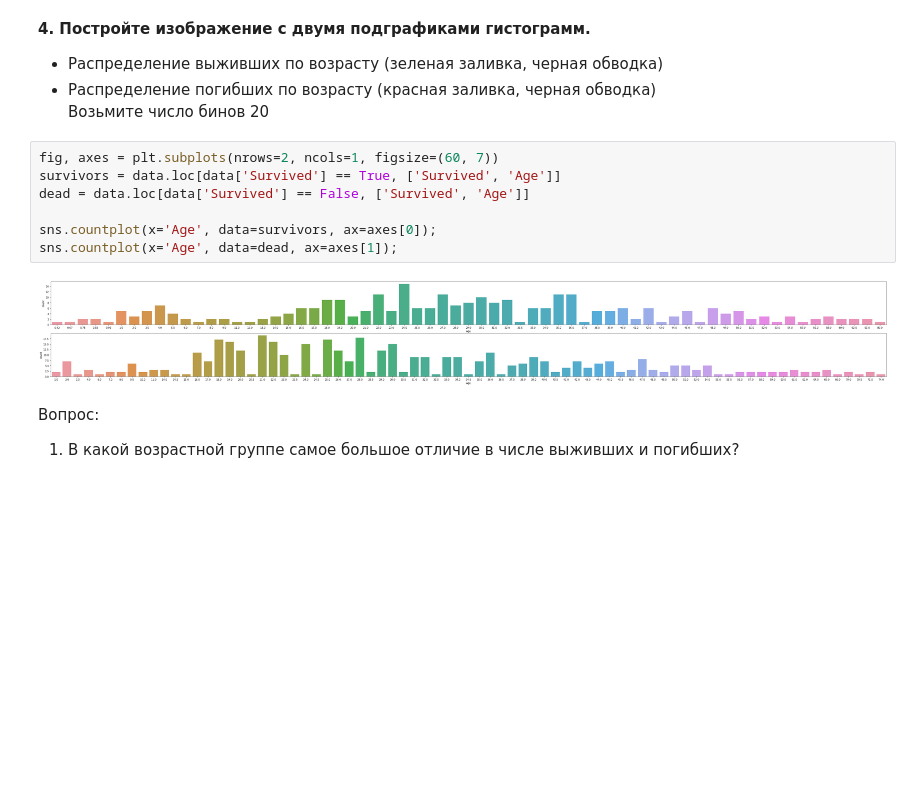
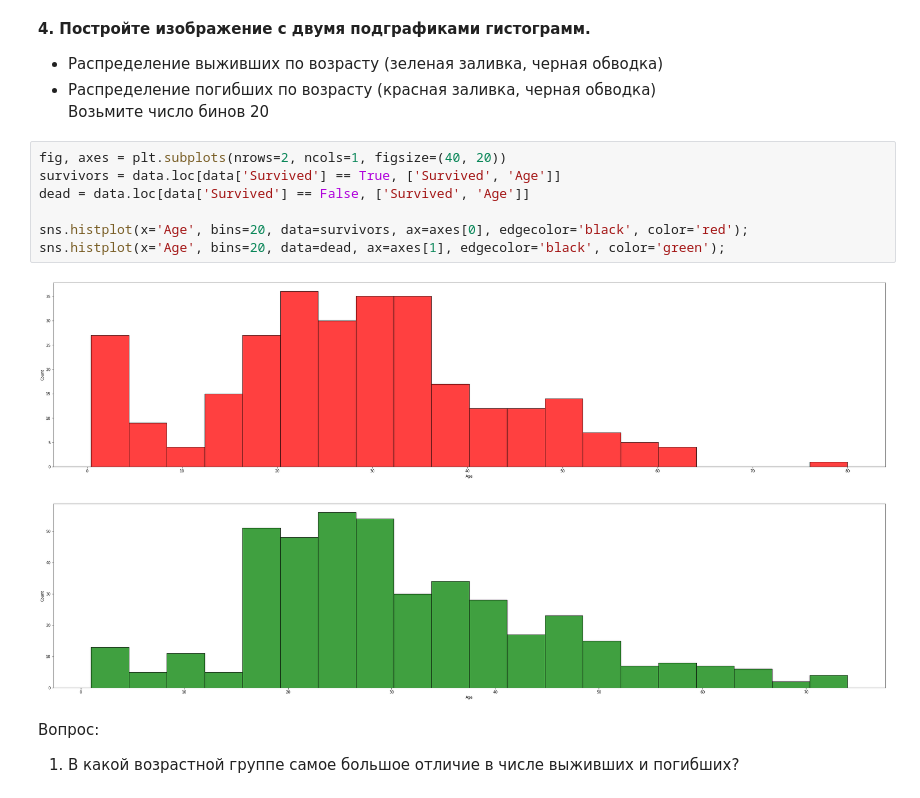
Before and after one commit to airdron/mytracker_mlcourse, a Jupyter notebook: Классная работа 3.ipynb, the cells around one changed output. Drawn from its saved outputs; the diff is of its cells as text; blank space fills up the shorter version.

```diff
--- a/Классная работа 3.ipynb
+++ b/Классная работа 3.ipynb
@@ -149,14 +146,14 @@ sns.violinplot(x=genders, y=ages, ax=axes[1])
 - Распределение погибших по возрасту (красная заливка, черная обводка)
 Возьмите число бинов 20
 # %%
-fig, axes = plt.subplots(nrows=2, ncols=1, figsize=(60, 7))
+fig, axes = plt.subplots(nrows=2, ncols=1, figsize=(40, 20))
 survivors = data.loc[data['Survived'] == True, ['Survived', 'Age']]
 dead = data.loc[data['Survived'] == False, ['Survived', 'Age']]
 
-sns.countplot(x='Age', data=survivors, ax=axes[0]);
-sns.countplot(x='Age', data=dead, ax=axes[1]);
+sns.histplot(x='Age', bins=20, data=survivors, ax=axes[0], edgecolor='black', color='red');
+sns.histplot(x='Age', bins=20, data=dead, ax=axes[1], edgecolor='black', color='green');
 # %% [output]
-[figure, old version]
+[figure, new version]
 # %% [markdown]
 Вопрос:
 1. В какой возрастной группе самое большое отличие в числе выживших и погибших?
```
Also changed, not shown: parts of 4 cells of this notebook.
